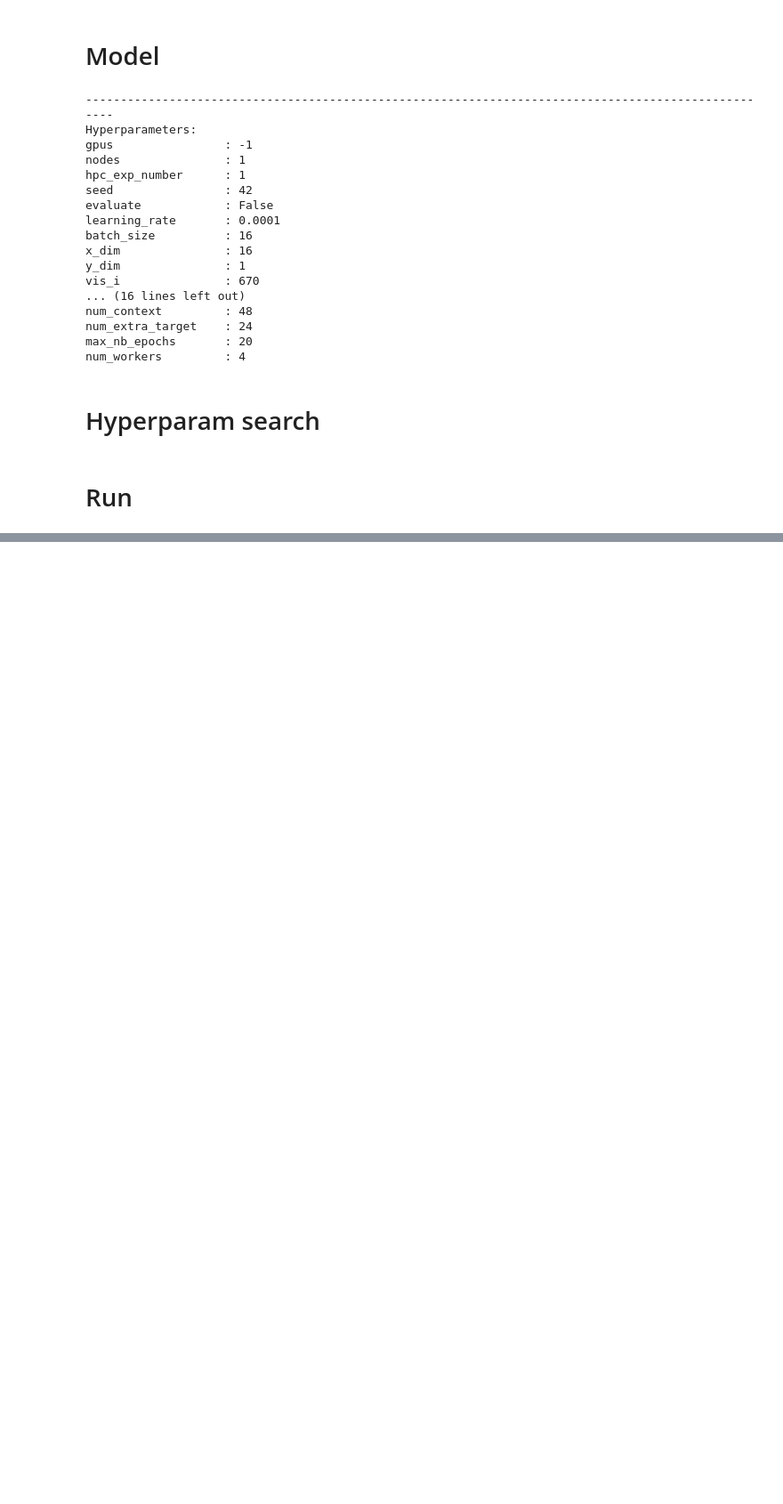
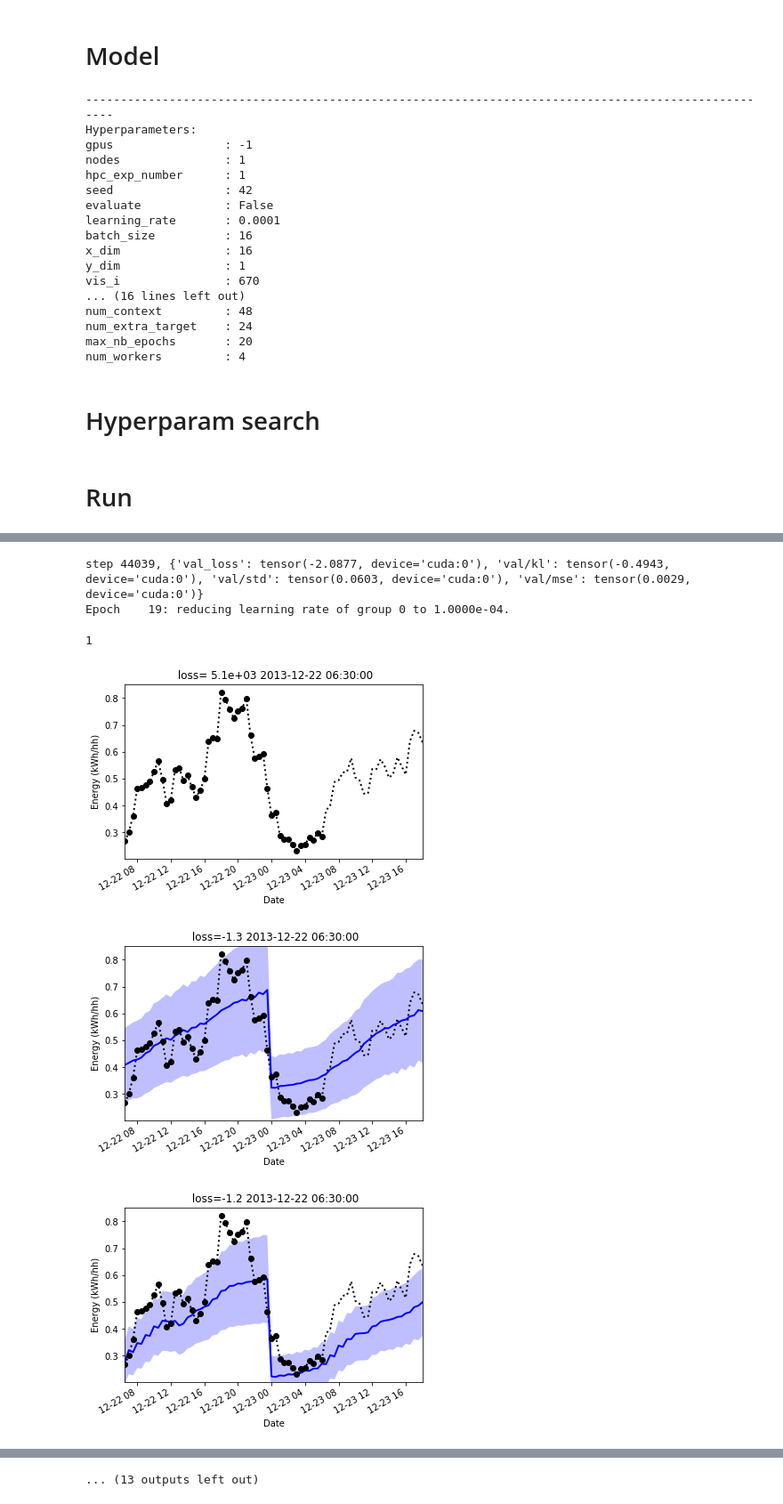
Before and after one commit to wassname/attentive-neural-processes, a Jupyter notebook: smartmeters-lightning.ipynb, the cells around one changed output, grey strips where cells are left out. Shown at 89% size. Saved outputs shown, nothing was run; the diff lists cells and outputs as text; code cells hidden in the pictures; blank space fills up the shorter version.

Commit message:
optuna working with tensorboard hparams

```diff
--- a/smartmeters-lightning.ipynb
+++ b/smartmeters-lightning.ipynb
@@ -230,0 +251,21 @@ torch.nn.MultiheadAttention?
+# %%
+hyperparams, hparams = parse_args(f"""
+--x_dim {df_train.shape[-1]-1} \
+--y_dim 1 \
+--grad_clip 40 \
+--learning_rate 0.001 \
+--latent_dim 32 \
+--hidden_dim 32 \
+--n_latent_encoder_layers 2 \
+--n_det_encoder_layers 2 \
+--n_decoder_layers 2 \
+--use_lvar True \
+--use_deterministic_path True \
+--latent_enc_self_attn_type ptmultihead \
+--det_enc_self_attn_type ptmultihead \
+--det_enc_cross_attn_type ptmultihead \
+--attention_layers 2 \
+--attention_dropout 0.1 \
+--dropout 0.2 \
+""")
+print(hparams)
@@ -230,0 +290,15 @@ torch.nn.MultiheadAttention?
+# %%
+import os
+from test_tube import Experiment
+
+model = LatentModelPL(hparams)
+
+# most basic trainer, uses good defaults
+trainer = Trainer(
+    max_epochs=hparams.max_nb_epochs,
+    gpus=hparams.gpus,
+    nb_gpu_nodes=hparams.nodes,
+    gradient_clip_val=hparams.grad_clip,
+)
+trainer.fit(model)
+# %% [output]
@@ -230,0 +342,6 @@ torch.nn.MultiheadAttention?
+step 44039, {'val_loss': tensor(-2.0877, device='cuda:0'), 'val/kl': tensor(-0.4943, device='cuda:0'), 'val/std': tensor(0.0603, device='cuda:0'), 'val/mse': tensor(0.0029, device='cuda:0')}
+Epoch    19: reducing learning rate of group 0 to 1.0000e-04.
+1
+[figure, added]
+[figure, added]
+[figure, added]
@@ -230,0 +353 @@ torch.nn.MultiheadAttention?
+... (13 outputs left out)
```
Also changed, not shown: parts of 9 cells of this notebook, 7 other files.
